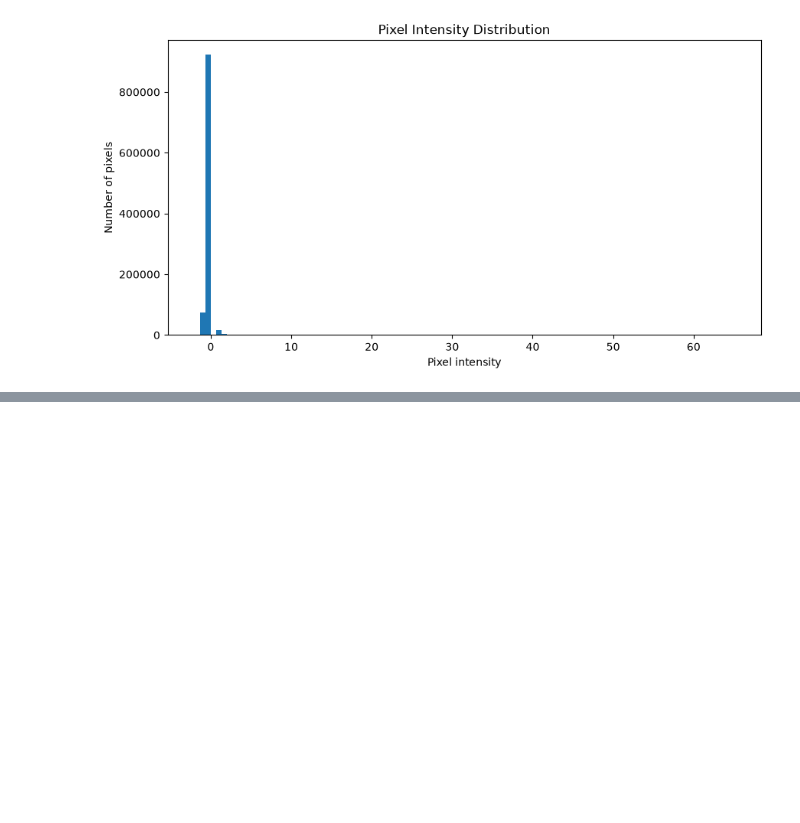
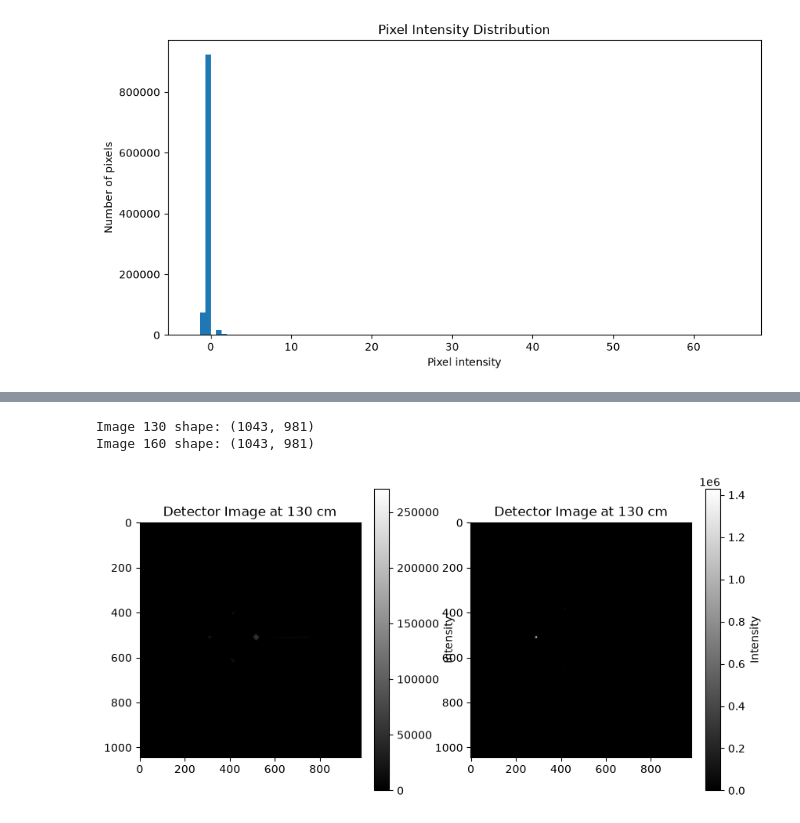
Before and after one commit to nightd132/X-ray_Optics_Alignment, a Jupyter notebook: notebooks/01_explore_data.ipynb, the cells around one changed output, grey strips where cells are left out. Saved outputs shown, nothing was run; the diff lists cells and outputs as text; code cells hidden in the pictures; blank space fills up the shorter version.

```diff
--- a/notebooks/01_explore_data.ipynb
+++ b/notebooks/01_explore_data.ipynb
@@ -39,0 +86,28 @@ plt.show()
+# %%
+path_130 = "../data/Mainz_2022-10_AXO-Optics-Scan-forML/Mainz_20220912_02_AXO-Optics-Scan-forML_245W_Al-tape_noFlTu_SourceDet-130cm_detPos1/image_0008737.cbf"
+path_160 = "../data/Mainz_2022-10_AXO-Optics-Scan-forML/Mainz_20220912_02_AXO-Optics-Scan-forML_245W_Al-tape_noFlTu_SourceDet-130cm_detPos1/image_0004497.cbf"
+
+image_130 = fabio.open(path_130)
+image_160 = fabio.open(path_160)
+
+data_130 = image_130.data
+data_160 = image_160.data
+
+print("Image 130 shape:", data_130.shape)
+print("Image 160 shape:", data_160.shape)
+
+plt.figure(figsize=(10, 5))
+plt.subplot(1, 2, 1)
+plt.imshow(data_130, cmap="gray")
+plt.colorbar(label="Intensity")
+plt.title("Detector Image at 130 cm")
+
+plt.subplot(1, 2, 2)
+plt.imshow(data_160, cmap="gray")
+plt.colorbar(label="Intensity")
+plt.title("Detector Image at 130 cm")
+plt.show()
+# %% [output]
+Image 130 shape: (1043, 981)
+Image 160 shape: (1043, 981)
+[figure, added]
```
Also changed, not shown: parts of 9 cells of this notebook, 10 other files.
